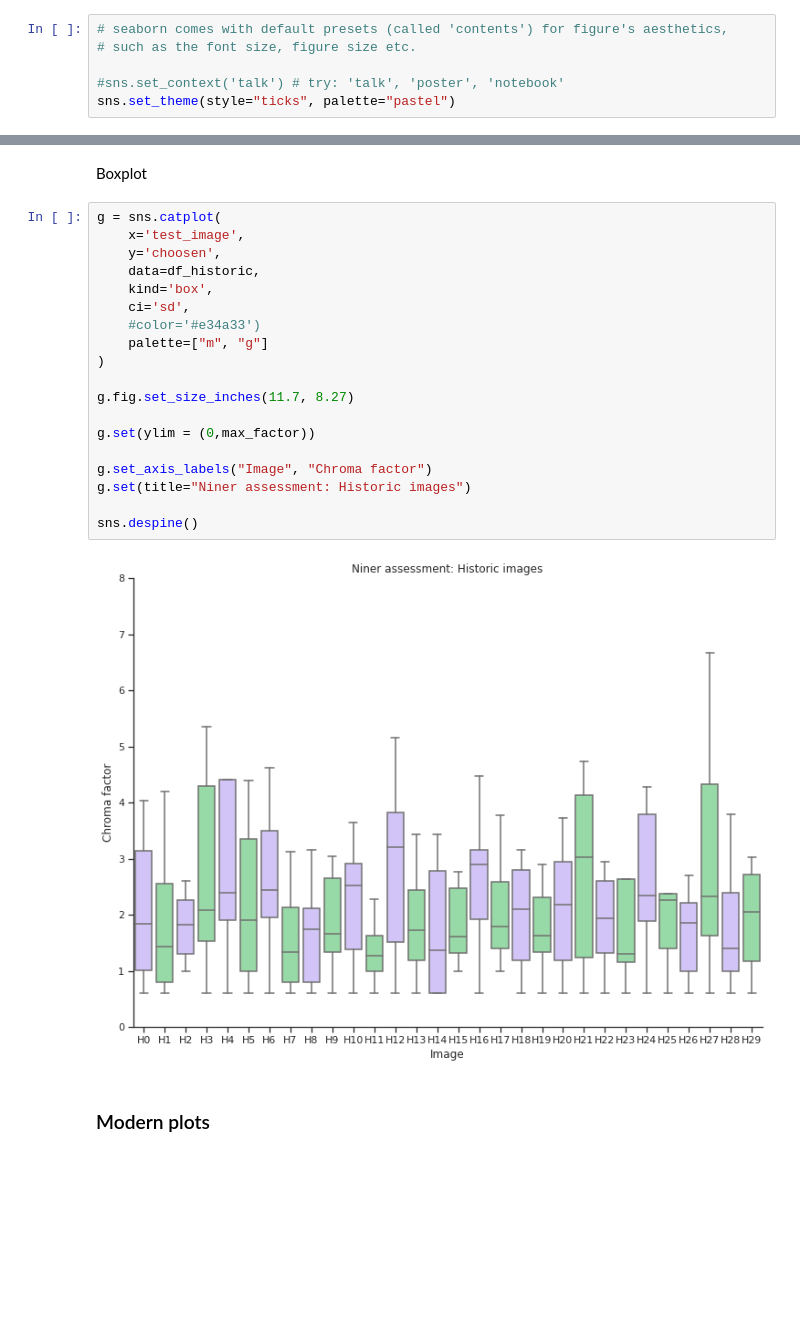
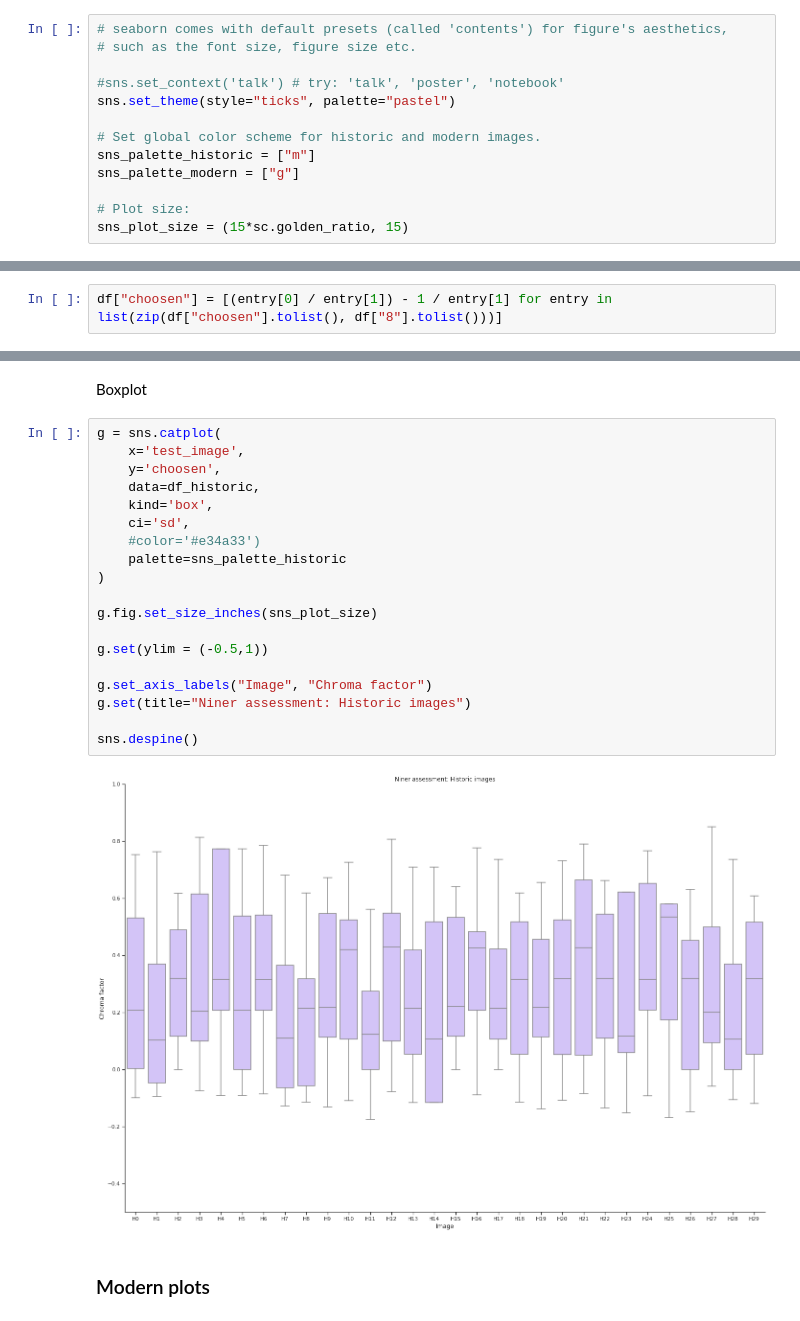
Before and after one commit to Thrrym/PerceptionAndImageQuality, a Jupyter notebook: analysis/niner.ipynb, the cells around one changed output, grey strips where cells are left out. Saved outputs shown, nothing was run; the diff lists cells and outputs as text; blank space fills up the shorter version.

```diff
--- a/analysis/niner.ipynb
+++ b/analysis/niner.ipynb
@@ -13,6 +14,13 @@ from pathlib import Path
 
 #sns.set_context('talk') # try: 'talk', 'poster', 'notebook'
 sns.set_theme(style="ticks", palette="pastel")
+
+# Set global color scheme for historic and modern images.
+sns_palette_historic = ["m"]
+sns_palette_modern = ["g"]
+
+# Plot size:
+sns_plot_size = (15*sc.golden_ratio, 15)
 # %% [markdown]
 ## Get the result files
 # %%
@@ -86,0 +80,2 @@ for observer_id in df['observer'].unique():
+# %%
+df["choosen"] = [(entry[0] / entry[1]) - 1 / entry[1] for entry in list(zip(df["choosen"].tolist(), df["8"].tolist()))]
@@ -122,24 +133,24 @@ Boxplot
 # %%
 g = sns.catplot(
     x='test_image',
     y='choosen',
     data=df_historic,
     kind='box',
     ci='sd',
     #color='#e34a33')
-    palette=["m", "g"]
+    palette=sns_palette_historic
 )
 
-g.fig.set_size_inches(11.7, 8.27)
+g.fig.set_size_inches(sns_plot_size)
 
-g.set(ylim = (0,max_factor))
+g.set(ylim = (-0.5,1))
 
 g.set_axis_labels("Image", "Chroma factor")
 g.set(title="Niner assessment: Historic images")
 
 sns.despine()
 # %% [output]
-[figure, old version]
+[figure, new version]
 # %% [markdown]
 ### Modern plots
 # %%
```
Also changed, not shown: parts of 15 cells of this notebook.
